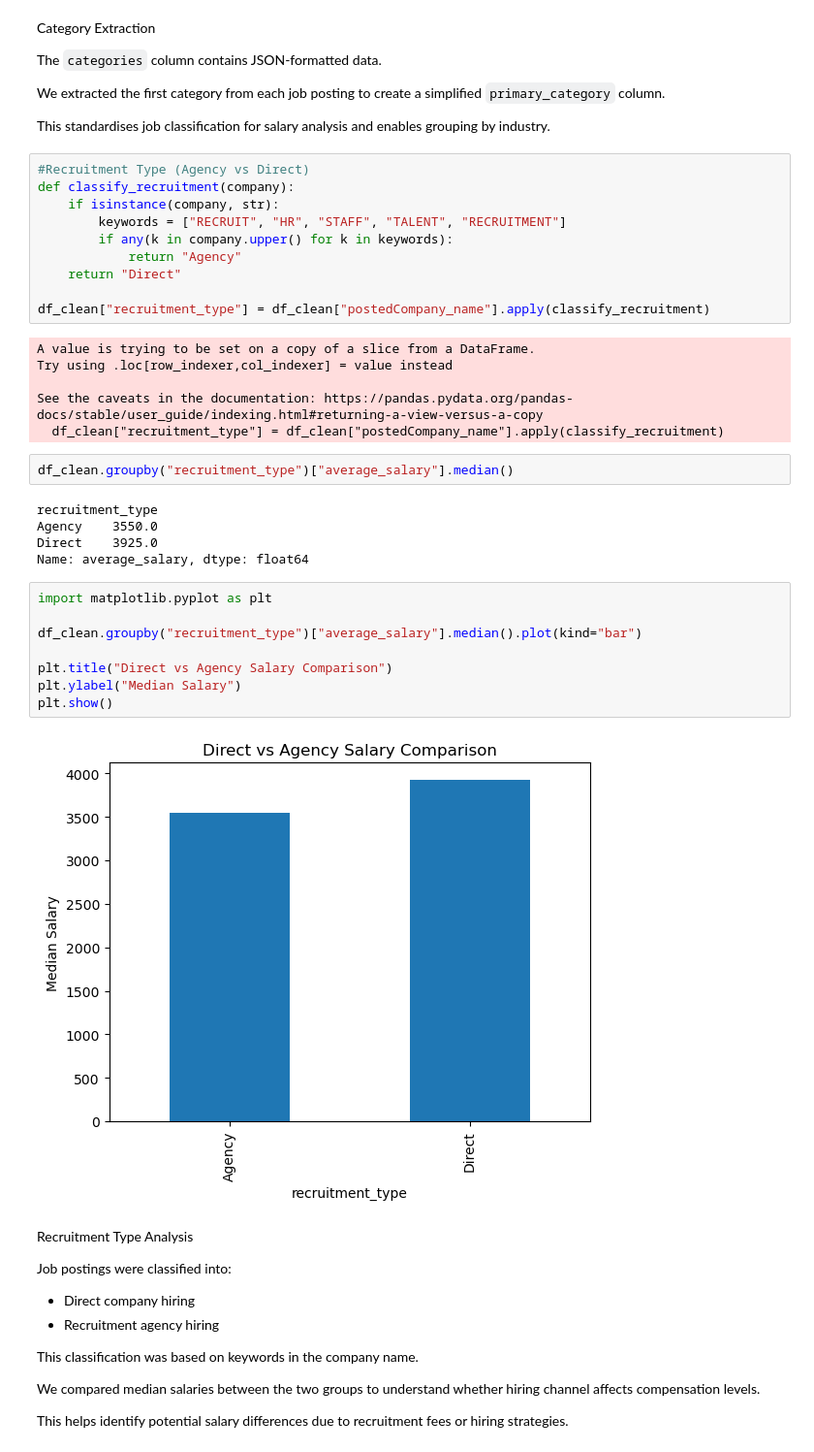
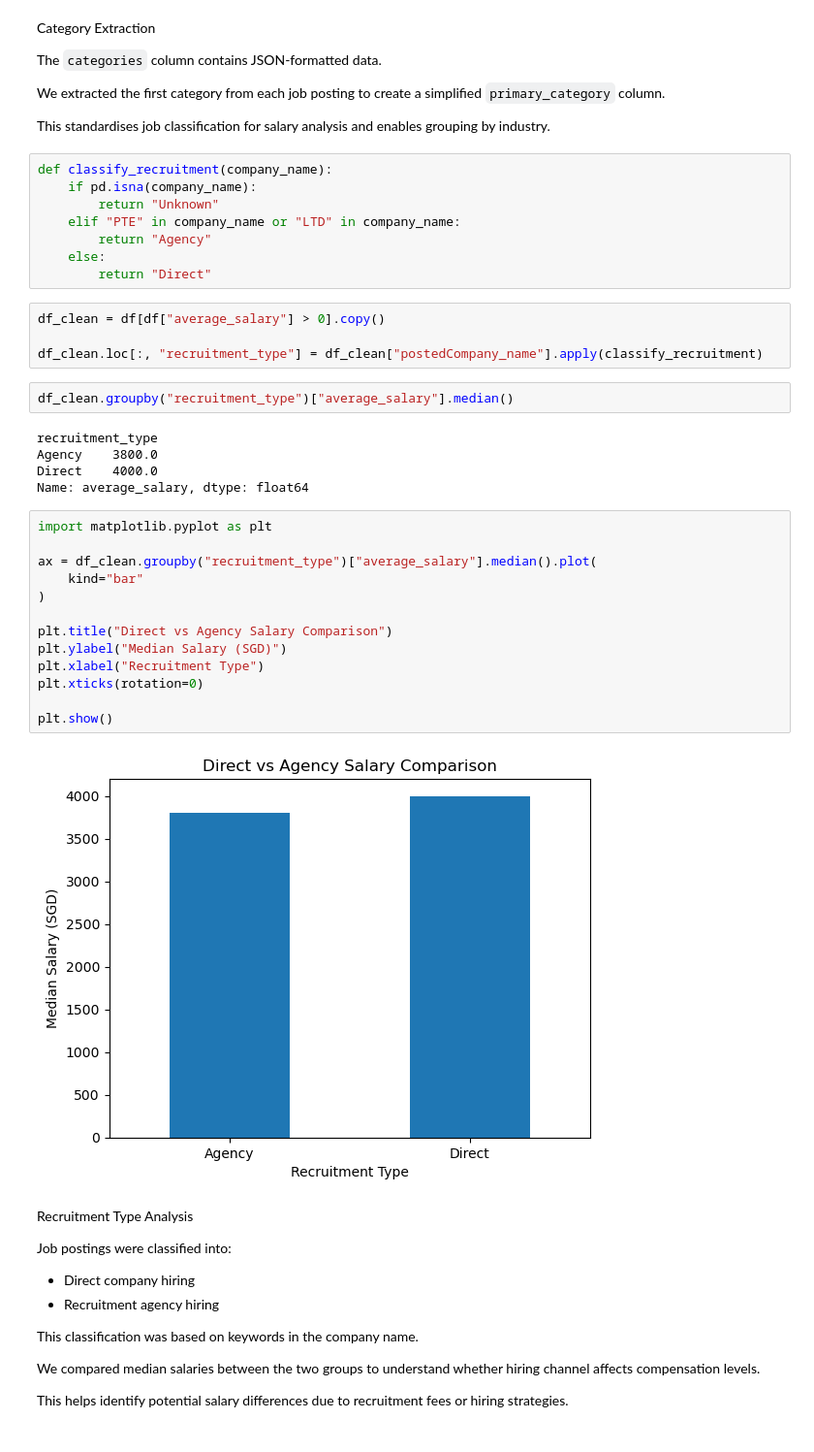
Before and after one commit to oasisgem/Module1Hackathon, a Jupyter notebook: salary_benchmarking.ipynb, the cells around one changed output. Shown at 97% size. Cells and saved outputs as stored; diff of their text form.

```diff
--- a/salary_benchmarking.ipynb
+++ b/salary_benchmarking.ipynb
@@ -170,39 +175,40 @@ The `categories` column contains JSON-formatted data.
 We extracted the first category from each job posting to create a simplified `primary_category` column.
 
 This standardises job classification for salary analysis and enables grouping by industry.
-# %%
-#Recruitment Type (Agency vs Direct)
-def classify_recruitment(company):
-    if isinstance(company, str):
-        keywords = ["RECRUIT", "HR", "STAFF", "TALENT", "RECRUITMENT"]
-        if any(k in company.upper() for k in keywords):
-            return "Agency"
-    return "Direct"
-
-df_clean["recruitment_type"] = df_clean["postedCompany_name"].apply(classify_recruitment)
-# %% [output]
-A value is trying to be set on a copy of a slice from a DataFrame.
-Try using .loc[row_indexer,col_indexer] = value instead
-
-See the caveats in the documentation: https://pandas.pydata.org/pandas-docs/stable/user_guide/indexing.html#returning-a-view-versus-a-copy
-  df_clean["recruitment_type"] = df_clean["postedCompany_name"].apply(classify_recruitment)
+# %%
+def classify_recruitment(company_name):
+    if pd.isna(company_name):
+        return "Unknown"
+    elif "PTE" in company_name or "LTD" in company_name:
+        return "Agency"
+    else:
+        return "Direct"
+# %%
+df_clean = df[df["average_salary"] > 0].copy()
+
+df_clean.loc[:, "recruitment_type"] = df_clean["postedCompany_name"].apply(classify_recruitment)
 # %%
 df_clean.groupby("recruitment_type")["average_salary"].median()
 # %% [output]
 recruitment_type
-Agency    3550.0
-Direct    3925.0
+Agency    3800.0
+Direct    4000.0
 Name: average_salary, dtype: float64
-# %%
-import matplotlib.pyplot as plt
-
-df_clean.groupby("recruitment_type")["average_salary"].median().plot(kind="bar")
-
-plt.title("Direct vs Agency Salary Comparison")
-plt.ylabel("Median Salary")
-plt.show()
-# %% [output]
-[figure, removed]
+# %%
+import matplotlib.pyplot as plt
+
+ax = df_clean.groupby("recruitment_type")["average_salary"].median().plot(
+    kind="bar"
+)
+
+plt.title("Direct vs Agency Salary Comparison")
+plt.ylabel("Median Salary (SGD)")
+plt.xlabel("Recruitment Type")
+plt.xticks(rotation=0)
+
+plt.show()
+# %% [output]
+[figure, added]
 # %% [markdown]
 Recruitment Type Analysis
 
```
Also changed, not shown: parts of 4 cells of this notebook.
